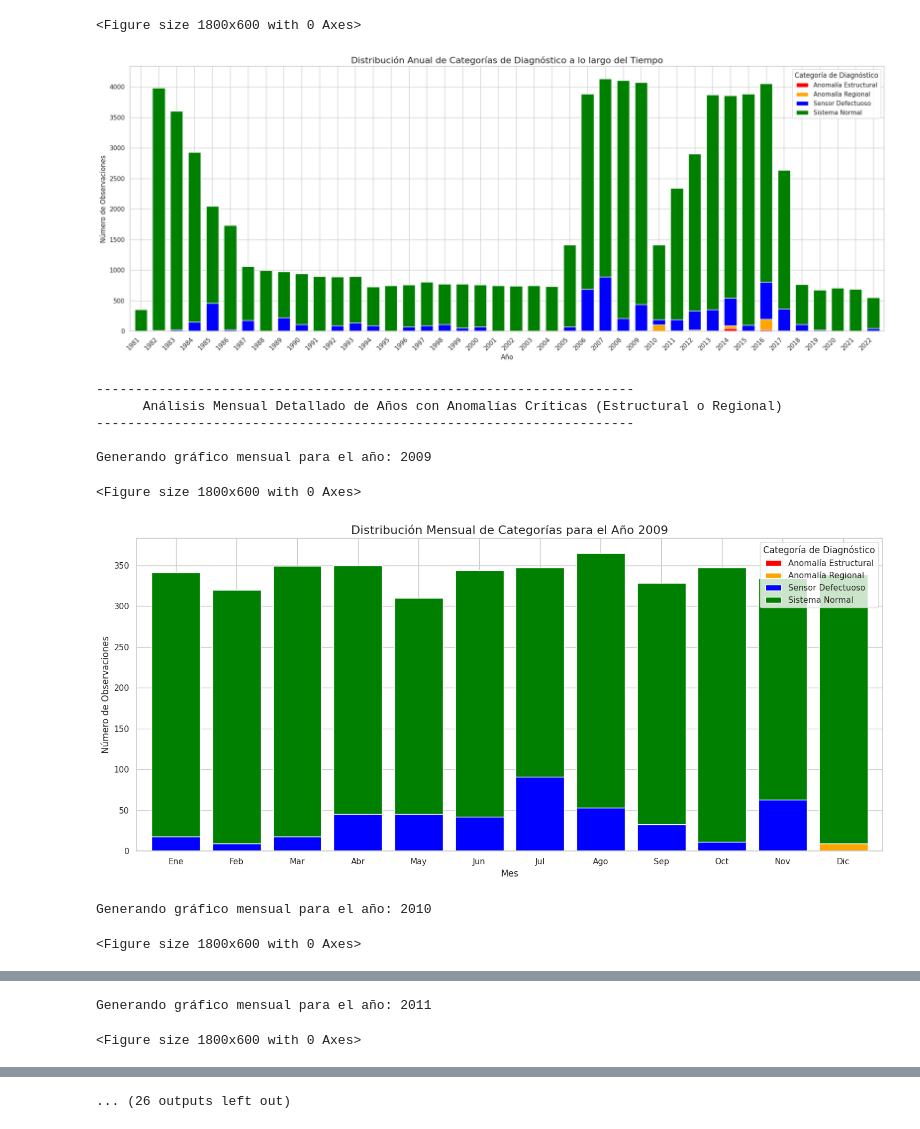
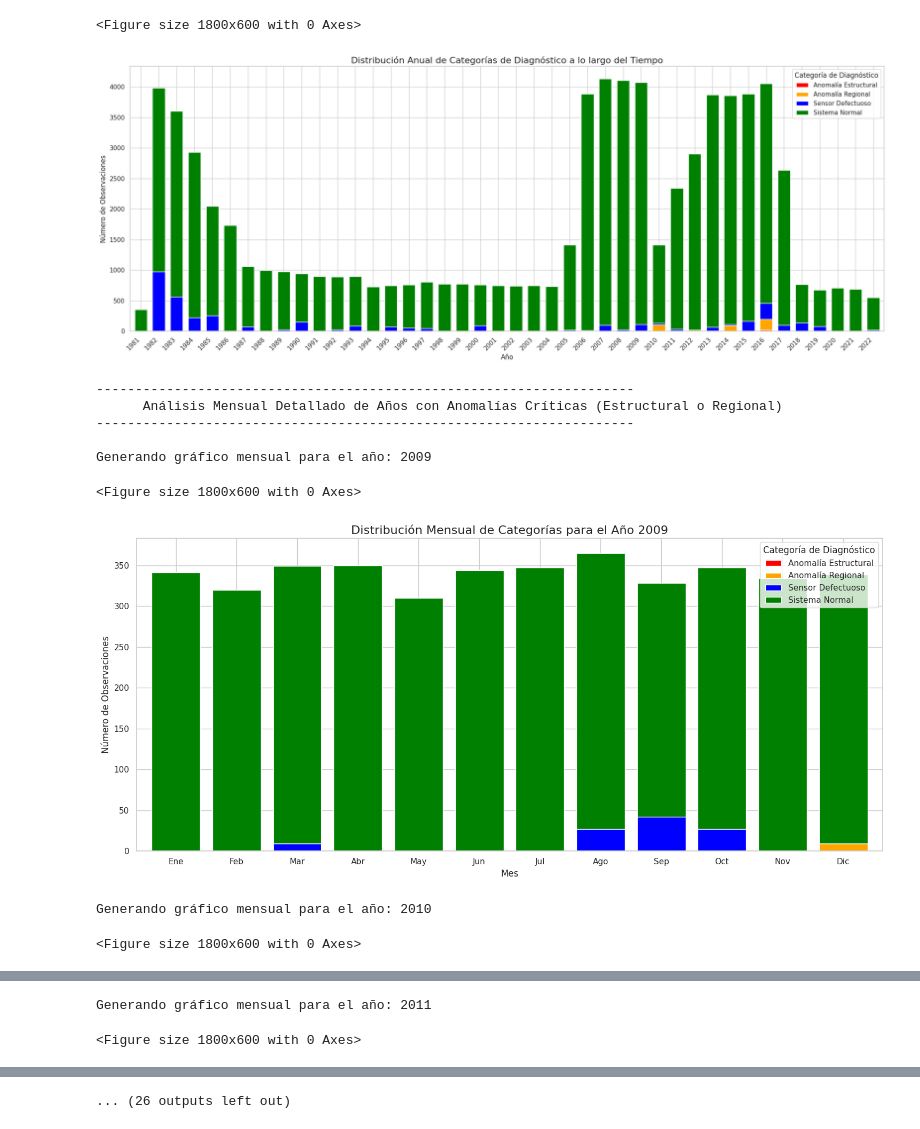
Before and after one commit to vneumannufprbr/TrabajosenPython, a Jupyter notebook: Escalado_Doble_Verificación_PCA_MAD_pEP_DBSCAN_Ok_vf.ipynb, the cells around one changed output, grey strips where cells are left out. Drawn from its saved outputs; the diff is of its cells as text; code cells hidden in the pictures.

```diff
--- a/Escalado_Doble_Verificación_PCA_MAD_pEP_DBSCAN_Ok_vf.ipynb
+++ b/Escalado_Doble_Verificación_PCA_MAD_pEP_DBSCAN_Ok_vf.ipynb
@@ -46,15 +46,15 @@ all_reconstruction_errors = pd.DataFrame(columns=['reconstruction_error', 'etiqu
 # --- Diccionario de Multiplicadores para cada etiqueta_padre ---
 # Rellenado con los valores del percentil 99% de tu análisis.
 multipliers_por_etiqueta = {
-    'EM-E-001': 23.96,
-    'EM-E-002': 12.32,
-    'EM-E-004': 6970.15,
-    'PD-E-006/3': 2923.42,
-    'PD-E-006/1': 5711.02,
-    'PD-E-006/2': 11384.80,
+    'EM-E-001': 18258.16,
+    'EM-E-002': 248576.05,
+    'EM-E-004': 109359.06,
+    'PD-E-006/3': 3804.02,
+    'PD-E-006/1': 114977.52,
+    'PD-E-006/2': 441545.03,
     # Las etiquetas con MAD=0 usarán el multiplicador por defecto.
 }
-default_mad_multiplier = 20000.0 # Valor para etiquetas no listadas arriba
+default_mad_multiplier = 6 # Valor para etiquetas no listadas arriba
 
 # Limpiar espacios en blanco de 'etiqueta_padre' antes de obtener los valores únicos
 df_sensores['etiqueta_padre'] = df_sensores['etiqueta_padre'].str.strip()
@@ -65,7 +65,7 @@ for i, label in enumerate(parent_labels):
     df_grupo = df_sensores[df_sensores['etiqueta_padre'] == label]
 
     numeric_cols = df_grupo.select_dtypes(include=np.number).columns.tolist()
-    cols_to_exclude = ['coordenada_norte', 'coordenada_este', 'Elevación', 'nivel_embalse']
+    cols_to_exclude = ['coordenada_norte', 'coordenada_este', 'Elevación'] # , 'nivel_embalse'
     numeric_cols = [col for col in numeric_cols if col not in cols_to_exclude and df_grupo[col].nunique() > 1]
 
     if len(numeric_cols) < 2:
@@ -342,7 +342,7 @@ else:
             print("  -> El MAD del Error de Reconstrucción es cero o muy pequeño. No se puede calcular el mad_multiplier.")
             continue
 
-        percentiles = [0.75, 0.90, 0.95, 0.99]
+        percentiles = [0.75, 0.90, 0.95, 0.99, 1.0]
         error_percentiles = df_error_label['reconstruction_error'].quantile(percentiles)
 
         print("\nValores de mad_multiplier sugeridos para esta etiqueta:")
@@ -371,14 +371,14 @@ Sensor Defectuoso       210        7.581227
 Anomalía Regional         4        0.144404
 
 Generando gráfico de distribución anual de categorías...
 <Figure size 1800x600 with 0 Axes>
-[figure, old version]
+[figure, new version]
 ---------------------------------------------------------------------
       Análisis Mensual Detallado de Años con Anomalías Críticas (Estructural o Regional)
 ---------------------------------------------------------------------
 
 Generando gráfico mensual para el año: 2009
 <Figure size 1800x600 with 0 Axes>
-[figure, old version]
+[figure, new version]
 Generando gráfico mensual para el año: 2010
 <Figure size 1800x600 with 0 Axes>
```
Also changed, not shown: parts of 1 cell of this notebook.
